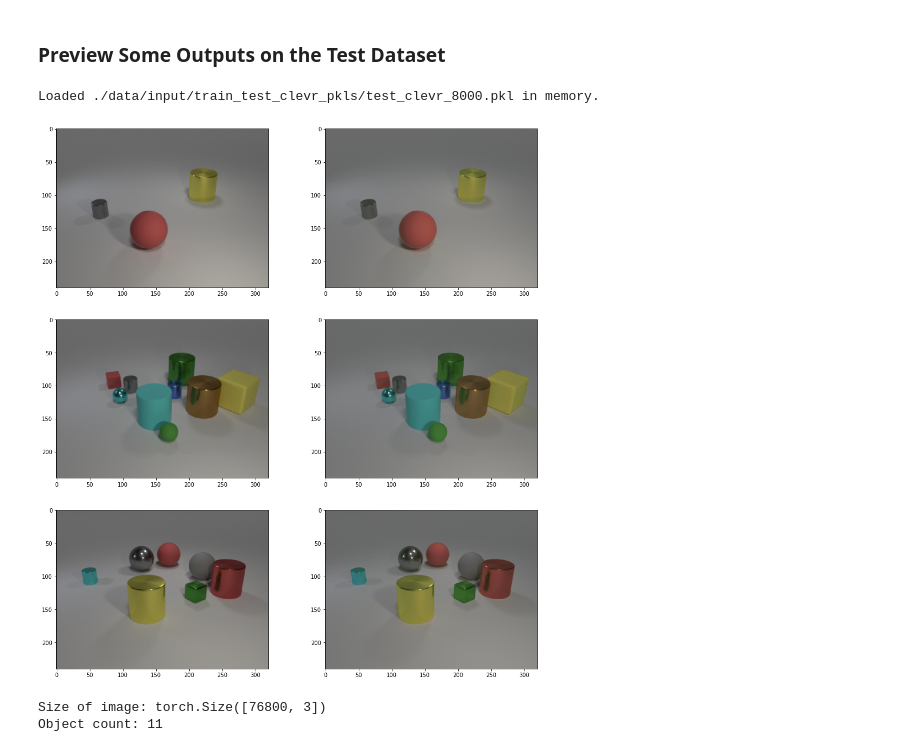
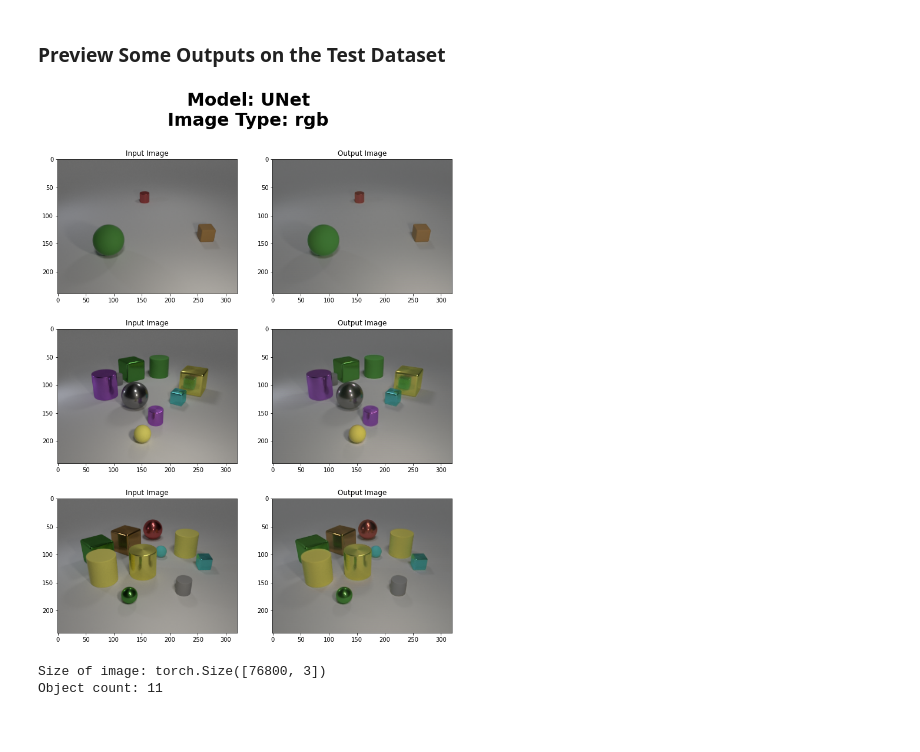
Before and after one commit to fusedbloxxer/segmentation-as-clusterization, a Jupyter notebook: SegmentationAsClusterization.ipynb, the cells around one changed output. Cells and saved outputs as stored; diff of their text form; code cells hidden in the pictures.

Commit message:
Added intermediary output results

```diff
--- a/SegmentationAsClusterization.ipynb
+++ b/SegmentationAsClusterization.ipynb
@@ -199,8 +196,14 @@ train_loader = DataLoader(train_dataset, args.batch_size, args.shuffle)
 # %%
 from src.Utils import make_model
 
+# The name of the model that is to be used
+model_name = 'UNet'
+
+# The color scheme of the image
+image_type = 'rgb'
+
 # Load the custom 'UNet' or 'AutoEncoder' model for 'rgb' or 'grayscale' images
-model_type, model_weights_path, transform = make_model(name='UNet', image_type='rgb')
+model_type, model_weights_path, transform = make_model(name=model_name, image_type=image_type)
 # %% [markdown]
 ### Instantiate the Model
 # %%
@@ -259,7 +260,7 @@ model.load_state_dict(torch.load(model_weights_path))
 # %% [markdown]
 ### Preview Some Outputs on the Test Dataset
 # %%
-from src.Process import unprocess, process, make_grayscale
+from src.Process import unprocess
 import matplotlib.pyplot as plt
 
 # Set the model to evaluation mode
@@ -267,36 +268,43 @@ model.eval()
 
 # Create a new figure
 f = plt.figure()
-f.set_figheight(18)
-f.set_figwidth(16)
+
+# Set figure properties
+f.suptitle(f'Model: {model_name}\nImage Type: {image_type}', fontsize=30, fontweight='bold')
+f.set_figheight(15)
+f.set_figwidth(12)
 
 # Set the number of samples
 current_subplot = 1
 total_subplots = 3
 
 for batch_idx, (images, masks, counts) in enumerate(test_loader):
     if batch_idx == total_subplots:
         break
 
     # Specify the input image
     img_true = images[0]
 
     # Calculate the predicted image and transform it from [0, 1] -> [0, 255]
     img_pred = unprocess(model(transform(img_true.unsqueeze(0).to(args.device)))).cpu()
 
     # Plot input image
     plt.subplot(total_subplots, 2, current_subplot)
     plt.imshow(img_true.permute(1, 2, 0))
+    plt.title('Input Image')
     current_subplot += 1
 
     # Plot output image
     plt.subplot(total_subplots, 2, current_subplot)
     plt.imshow(img_pred.squeeze(0).permute(1, 2, 0))
+    plt.title('Output Image')
     current_subplot += 1
+
+# Save the plot
+plt.savefig(f'{args.output_dir}/reconstruction/{model_name}_{image_type}.jpg')
 
 # Plot the images
 plt.show()
 # %% [output]
-Loaded ./data/input/train_test_clevr_pkls/test_clevr_8000.pkl in memory.
-[figure, old version]
+[figure, new version]
 # %%
```
Also changed, not shown: parts of 6 cells of this notebook, 10 other files.
